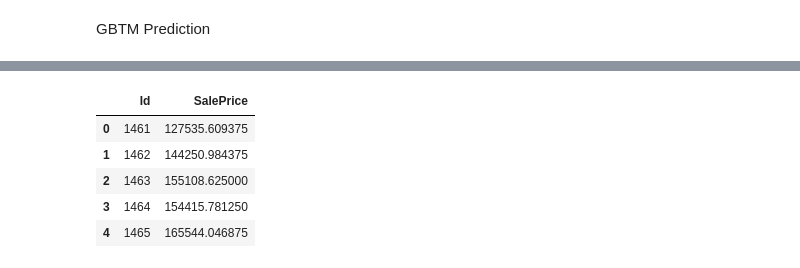
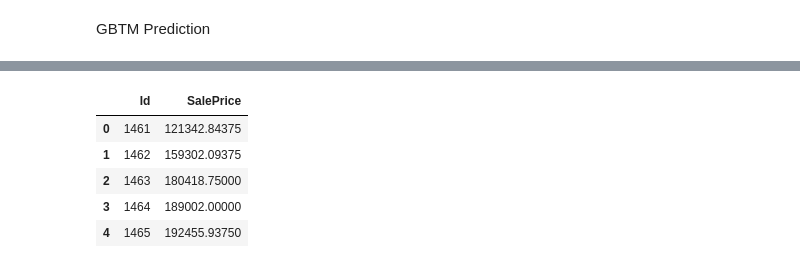
Before and after one commit to jjjj17/kaggle-houseprices, a Jupyter notebook: house-prices-prediction-using-tfdf.ipynb, the cells around one changed output, grey strips where cells are left out. Drawn from its saved outputs; the diff is of its cells as text; code cells hidden in the pictures.

Commit message:
Kaggle Notebook | House Prices Prediction using TFDF | Back to GBTM

```diff
--- a/house-prices-prediction-using-tfdf.ipynb
+++ b/house-prices-prediction-using-tfdf.ipynb
@@ -351,8 +350,8 @@ output.head()
 # %%
 sample_submission_df = pd.read_csv('../input/house-prices-advanced-regression-techniques/sample_submission.csv')
-#sample_submission_df['SalePrice'] = gbtm.predict(test_ds)
+sample_submission_df['SalePrice'] = gbtm.predict(test_ds)
 #sample_submission_df['SalePrice'] = reg.predict(test_data_xgb)
-sample_submission_df['SalePrice'] = (gbtm.predict(test_ds) + reg.predict(test_data_xgb)) / 2
-sample_submission_df.to_csv('/kaggle/working/submission10.csv', index=False)
+#sample_submission_df['SalePrice'] = (gbtm.predict(test_ds) + reg.predict(test_data_xgb)) / 2
+sample_submission_df.to_csv('/kaggle/working/submission11.csv', index=False)
 sample_submission_df.head()
 # %% [output]
@@ -360,6 +359,6 @@ sample_submission_df.head()
 |  | Id | SalePrice |
-| 0 | 1461 | 127535.609375 |
-| 1 | 1462 | 144250.984375 |
-| 2 | 1463 | 155108.625000 |
-| 3 | 1464 | 154415.781250 |
-| 4 | 1465 | 165544.046875 |
+| 0 | 1461 | 121342.84375 |
+| 1 | 1462 | 159302.09375 |
+| 2 | 1463 | 180418.75000 |
+| 3 | 1464 | 189002.00000 |
+| 4 | 1465 | 192455.93750 |
```
Also changed, not shown: parts of 13 cells of this notebook.
